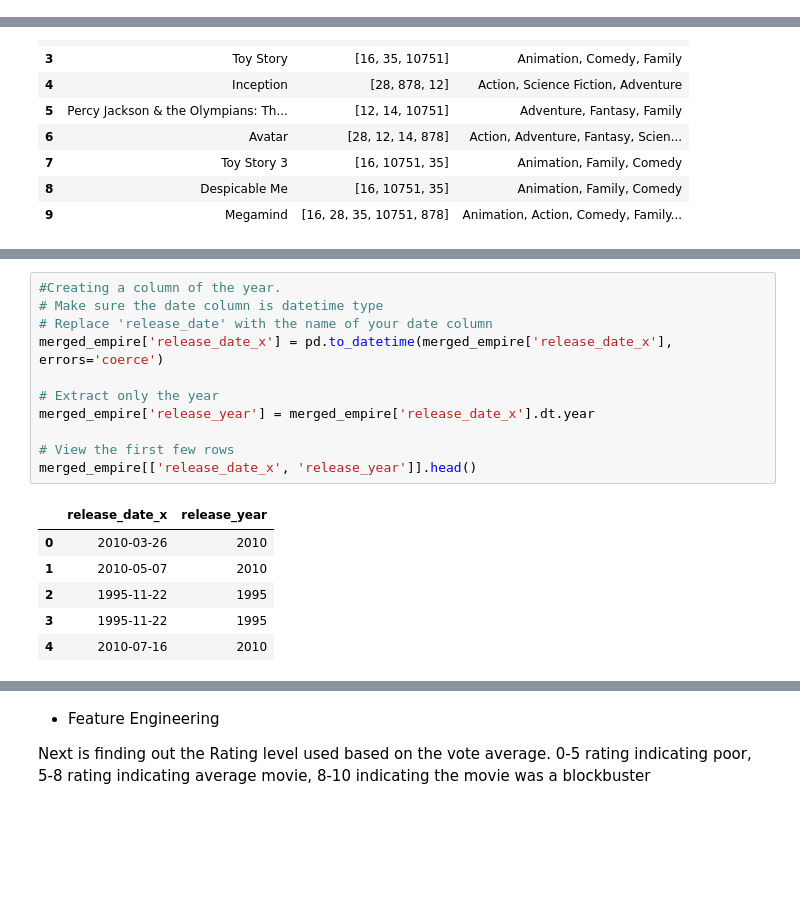
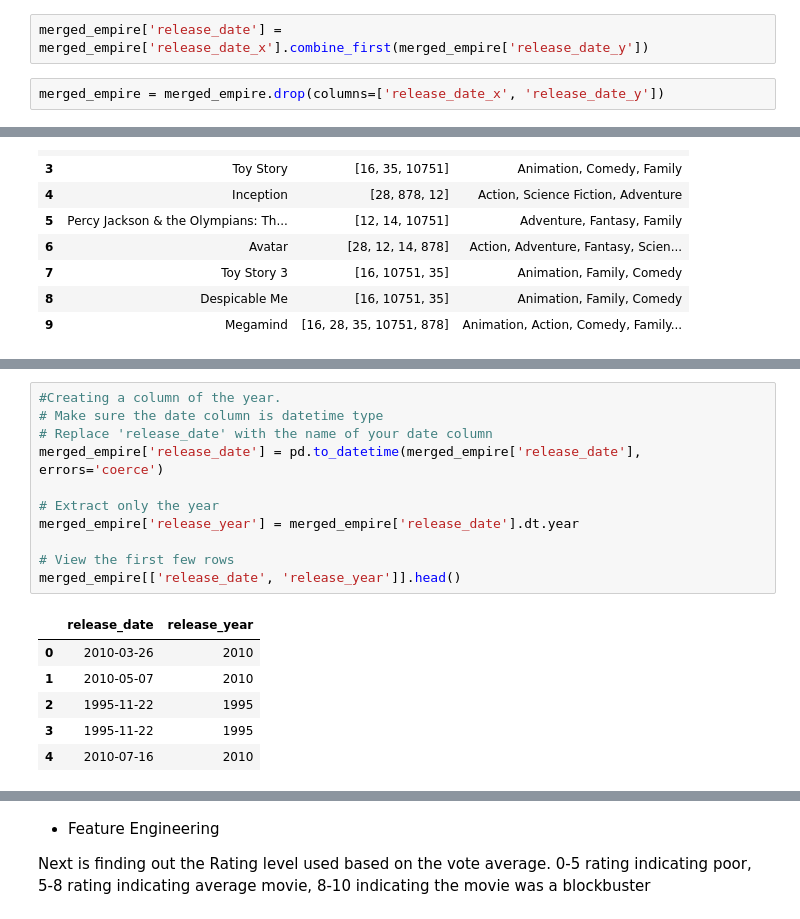
Before and after one commit to nduvawinnie/TRIPPLE_7_MOVIE_EMPIRE_REVIEW, a Jupyter notebook: GROUP_7.ipynb, the cells around one changed output, grey strips where cells are left out. Drawn from its saved outputs; the diff is of its cells as text; blank space fills up the shorter version.

```diff
--- a/GROUP_7.ipynb
+++ b/GROUP_7.ipynb
@@ -79,3 +81,7 @@ merged_empire
+# %%
+merged_empire['release_date'] = merged_empire['release_date_x'].combine_first(merged_empire['release_date_y'])
+# %%
+merged_empire = merged_empire.drop(columns=['release_date_x', 'release_date_y'])
 # %%
 merged_empire.info()
 # %% [output]
@@ -245,16 +250,16 @@ merged_empire
 # %%
 #Creating a column of the year.
 # Make sure the date column is datetime type
 # Replace 'release_date' with the name of your date column
-merged_empire['release_date_x'] = pd.to_datetime(merged_empire['release_date_x'], errors='coerce')
+merged_empire['release_date'] = pd.to_datetime(merged_empire['release_date'], errors='coerce')
 
 # Extract only the year
-merged_empire['release_year'] = merged_empire['release_date_x'].dt.year
+merged_empire['release_year'] = merged_empire['release_date'].dt.year
 
 # View the first few rows
-merged_empire[['release_date_x', 'release_year']].head()
+merged_empire[['release_date', 'release_year']].head()
 # %% [output]
-|  | release_date_x | release_year |
+|  | release_date | release_year |
 | 0 | 2010-03-26 | 2010 |
 | 1 | 2010-05-07 | 2010 |
 | 2 | 1995-11-22 | 1995 |
```
Also changed, not shown: parts of 16 cells of this notebook.
